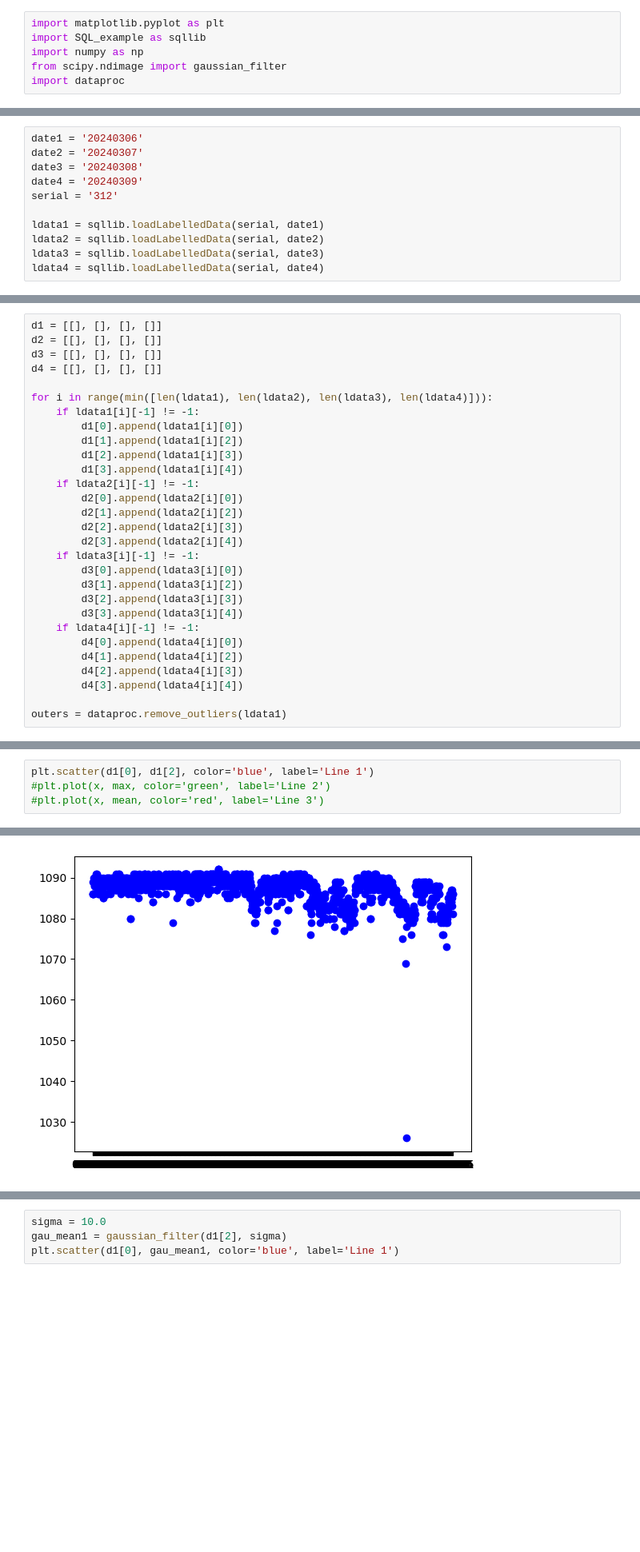
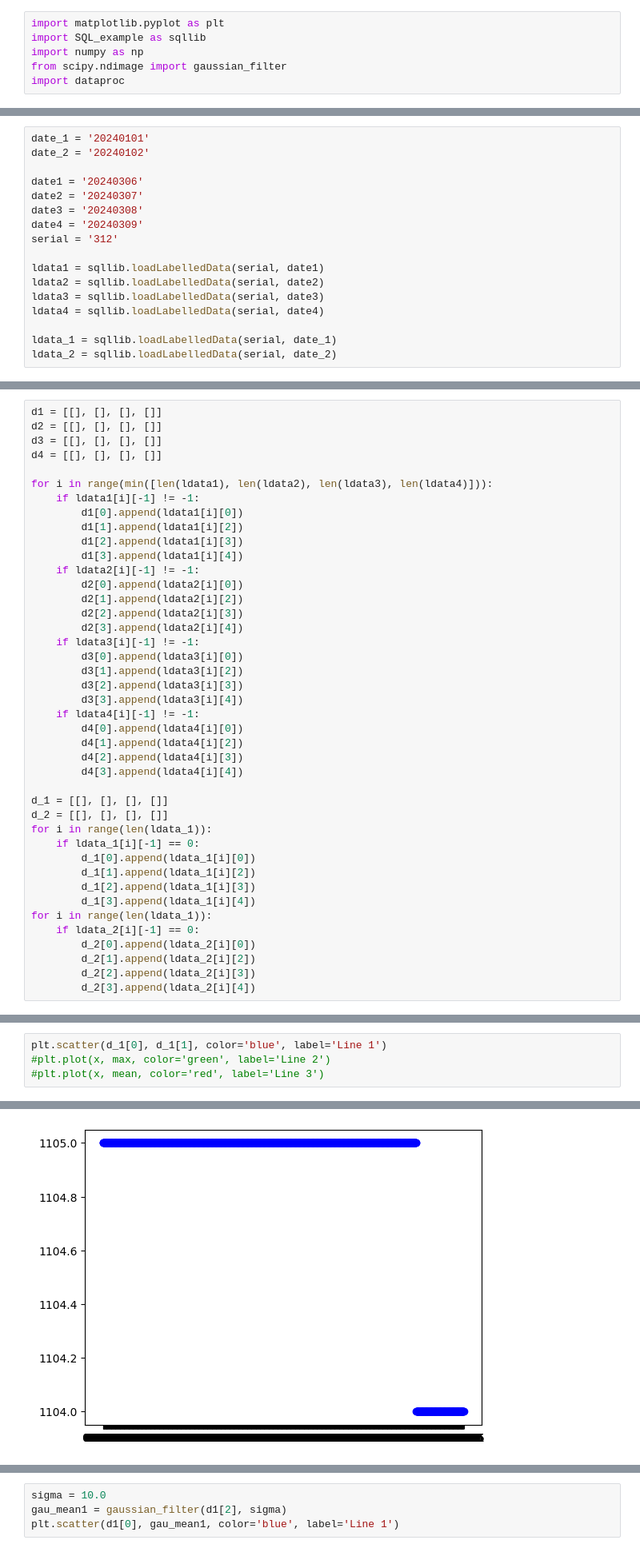
Before and after one commit to chron1kle/routes, a Jupyter notebook: visualization.ipynb, the cells around one changed output, grey strips where cells are left out. Shown at 80% size. Drawn from its saved outputs; the diff is of its cells as text; blank space fills up the shorter version.

```diff
--- a/visualization.ipynb
+++ b/visualization.ipynb
@@ -14,4 +7,7 @@ IndexError: tuple index out of range
 # %%
+date_1 = '20240101'
+date_2 = '20240102'
+
 date1 = '20240306'
 date2 = '20240307'
 date3 = '20240308'
@@ -22,5 +18,8 @@ ldata1 = sqllib.loadLabelledData(serial, date1)
 ldata2 = sqllib.loadLabelledData(serial, date2)
 ldata3 = sqllib.loadLabelledData(serial, date3)
 ldata4 = sqllib.loadLabelledData(serial, date4)
+
+ldata_1 = sqllib.loadLabelledData(serial, date_1)
+ldata_2 = sqllib.loadLabelledData(serial, date_2)
 # %% [output]
 Labelled data from device #312 on 20240306 successfully loaded.
@@ -69,4 +67,17 @@ for i in range(min([len(ldata1), len(ldata2), len(ldata3), len(ldata4)])):
         d4[2].append(ldata4[i][3])
         d4[3].append(ldata4[i][4])
 
-outers = dataproc.remove_outliers(ldata1)
+d_1 = [[], [], [], []]
+d_2 = [[], [], [], []]
+for i in range(len(ldata_1)):
+    if ldata_1[i][-1] == 0:
+        d_1[0].append(ldata_1[i][0])
+        d_1[1].append(ldata_1[i][2])
+        d_1[2].append(ldata_1[i][3])
+        d_1[3].append(ldata_1[i][4])
+for i in range(len(ldata_1)):
+    if ldata_2[i][-1] == 0:
+        d_2[0].append(ldata_2[i][0])
+        d_2[1].append(ldata_2[i][2])
+        d_2[2].append(ldata_2[i][3])
+        d_2[3].append(ldata_2[i][4])
@@ -77,7 +84,7 @@ outers = dataproc.remove_outliers(ldata1)
 # %%
-plt.scatter(d1[0], d1[2], color='blue', label='Line 1')
+plt.scatter(d_1[0], d_1[1], color='blue', label='Line 1')
 #plt.plot(x, max, color='green', label='Line 2')
 #plt.plot(x, mean, color='red', label='Line 3')
 # %% [output]
 <matplotlib.collections.PathCollection at 0x...>
-[figure, old version]
+[figure, new version]
```
Also changed, not shown: parts of 5 cells of this notebook, 8 other files.
